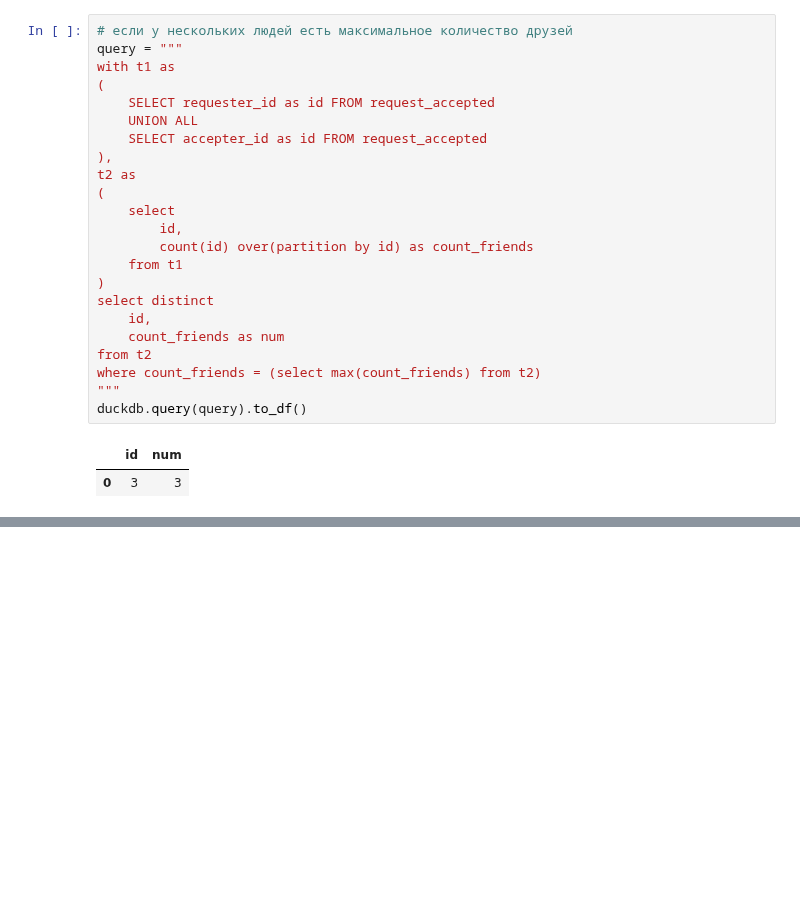
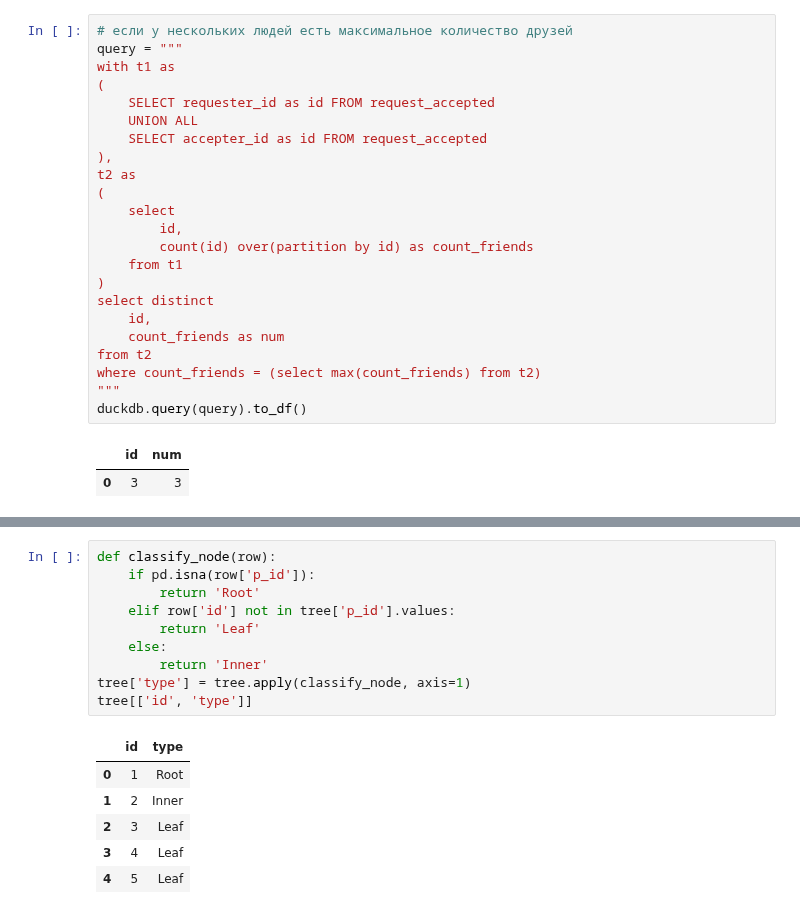
Before and after one commit to Praldmur/Tasks, a Jupyter notebook: LeetCode_Med.ipynb, the cells around one changed output, grey strips where cells are left out. Drawn from its saved outputs; the diff is of its cells as text; blank space fills up the shorter version.

```diff
--- a/LeetCode_Med.ipynb
+++ b/LeetCode_Med.ipynb
@@ -502,0 +520,17 @@ duckdb.query(query).to_df()
+# %%
+def classify_node(row):
+    if pd.isna(row['p_id']):
+        return 'Root'
+    elif row['id'] not in tree['p_id'].values:
+        return 'Leaf'
+    else:
+        return 'Inner'
+tree['type'] = tree.apply(classify_node, axis=1)
+tree[['id', 'type']]
+# %% [output]
+|  | id | type |
+| 0 | 1 | Root |
+| 1 | 2 | Inner |
+| 2 | 3 | Leaf |
+| 3 | 4 | Leaf |
+| 4 | 5 | Leaf |
```
Also changed, not shown: parts of 16 cells of this notebook.
